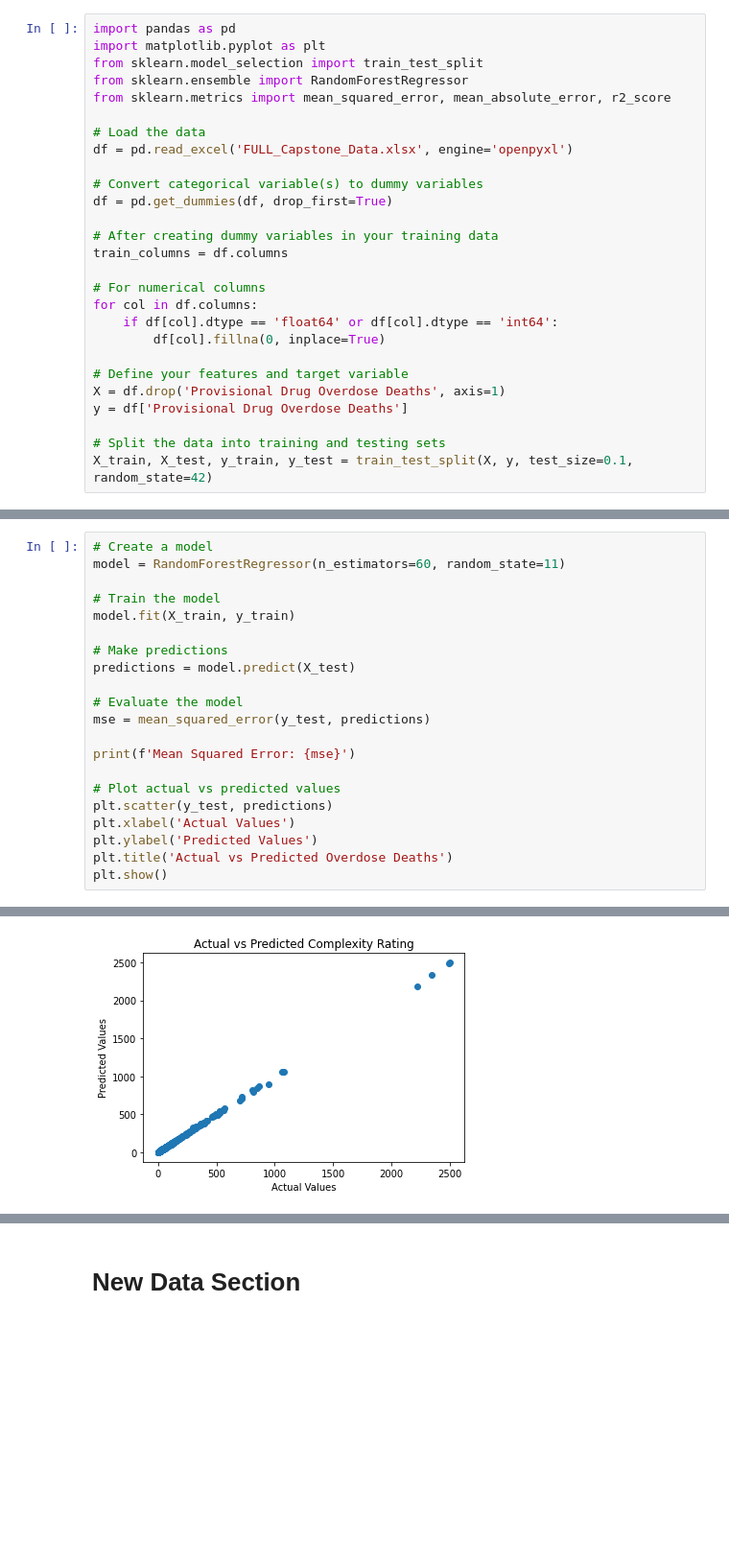
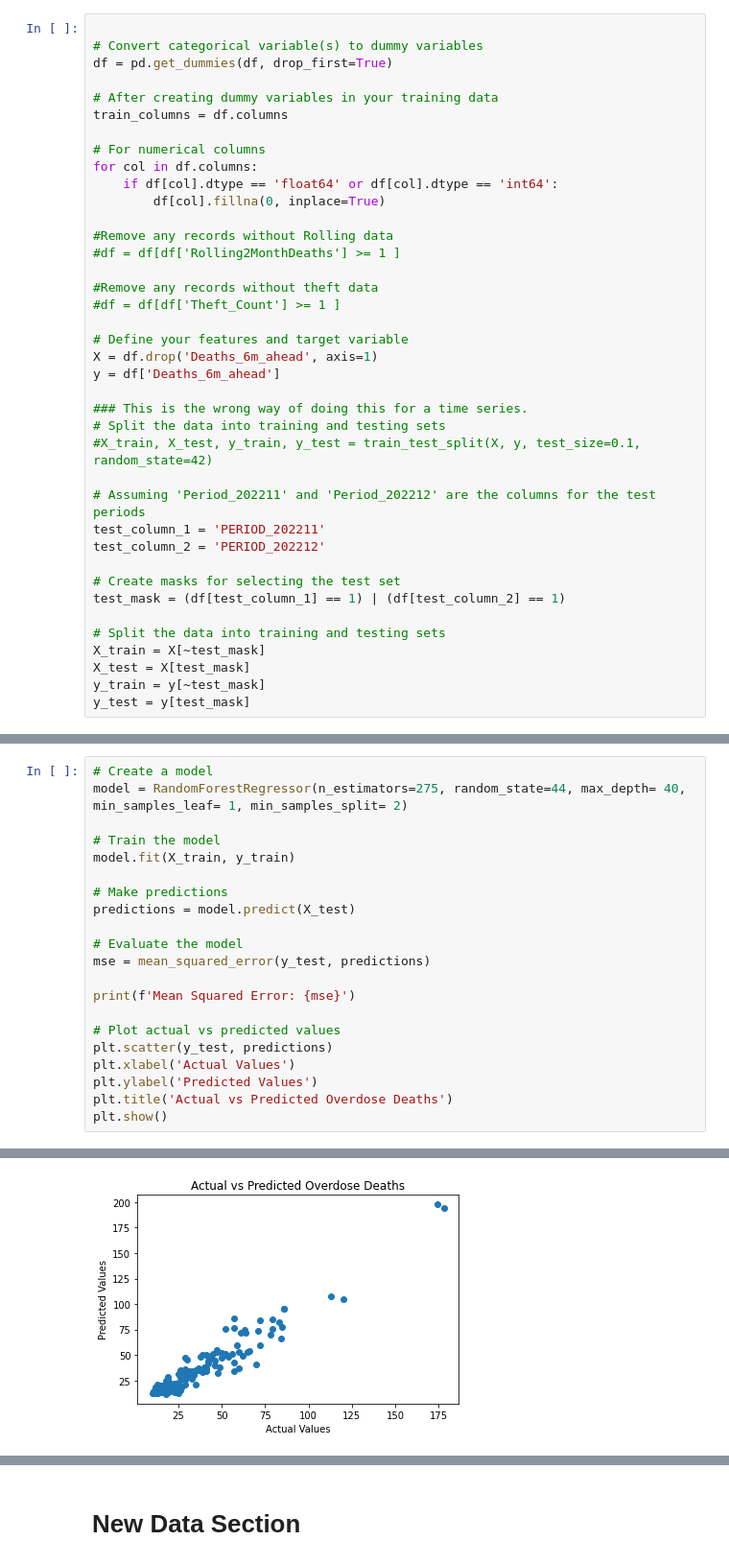
Before and after one commit to lmh34/ucb_mids_capstone_spr24, a Jupyter notebook: Capstone_Random_Forest.ipynb, the cells around one changed output, grey strips where cells are left out. Shown at 96% size. Drawn from its saved outputs; the diff is of its cells as text; blank space fills up the shorter version.

Commit message:
latest models including Prophet model

```diff
--- a/Capstone_Random_Forest.ipynb
+++ b/Capstone_Random_Forest.ipynb
@@ -1,12 +71,4 @@
 # %%
-import pandas as pd
-import matplotlib.pyplot as plt
-from sklearn.model_selection import train_test_split
-from sklearn.ensemble import RandomForestRegressor
-from sklearn.metrics import mean_squared_error, mean_absolute_error, r2_score
-
-# Load the data
-df = pd.read_excel('FULL_Capstone_Data.xlsx', engine='openpyxl')
 
 # Convert categorical variable(s) to dummy variables
 df = pd.get_dummies(df, drop_first=True)
@@ -19,10 +81,30 @@ for col in df.columns:
     if df[col].dtype == 'float64' or df[col].dtype == 'int64':
         df[col].fillna(0, inplace=True)
 
+#Remove any records without Rolling data
+#df = df[df['Rolling2MonthDeaths'] >= 1 ]
+
+#Remove any records without theft data
+#df = df[df['Theft_Count'] >= 1 ]
+
 # Define your features and target variable
-X = df.drop('Provisional Drug Overdose Deaths', axis=1)
-y = df['Provisional Drug Overdose Deaths']
+X = df.drop('Deaths_6m_ahead', axis=1)
+y = df['Deaths_6m_ahead']
+
+### This is the wrong way of doing this for a time series.
+# Split the data into training and testing sets
+#X_train, X_test, y_train, y_test = train_test_split(X, y, test_size=0.1, random_state=42)
+
+# Assuming 'Period_202211' and 'Period_202212' are the columns for the test periods
+test_column_1 = 'PERIOD_202211'
+test_column_2 = 'PERIOD_202212'
+
+# Create masks for selecting the test set
+test_mask = (df[test_column_1] == 1) | (df[test_column_2] == 1)
 
 # Split the data into training and testing sets
-X_train, X_test, y_train, y_test = train_test_split(X, y, test_size=0.1, random_state=42)
+X_train = X[~test_mask]
+X_test = X[test_mask]
+y_train = y[~test_mask]
+y_test = y[test_mask]
 # %% [markdown]
@@ -30,6 +112,6 @@ X_train, X_test, y_train, y_test = train_test_split(X, y, test_size=0.1, random_
 # %%
 # Create a model
-model = RandomForestRegressor(n_estimators=60, random_state=11)
+model = RandomForestRegressor(n_estimators=275, random_state=44, max_depth= 40, min_samples_leaf= 1, min_samples_split= 2)
 
 # Train the model
 model.fit(X_train, y_train)
@@ -53 +135 @@ Mean Squared Error: 7.926188395061731
-[figure, old version]
+[figure, new version]
```
Also changed, not shown: parts of 24 cells of this notebook.
